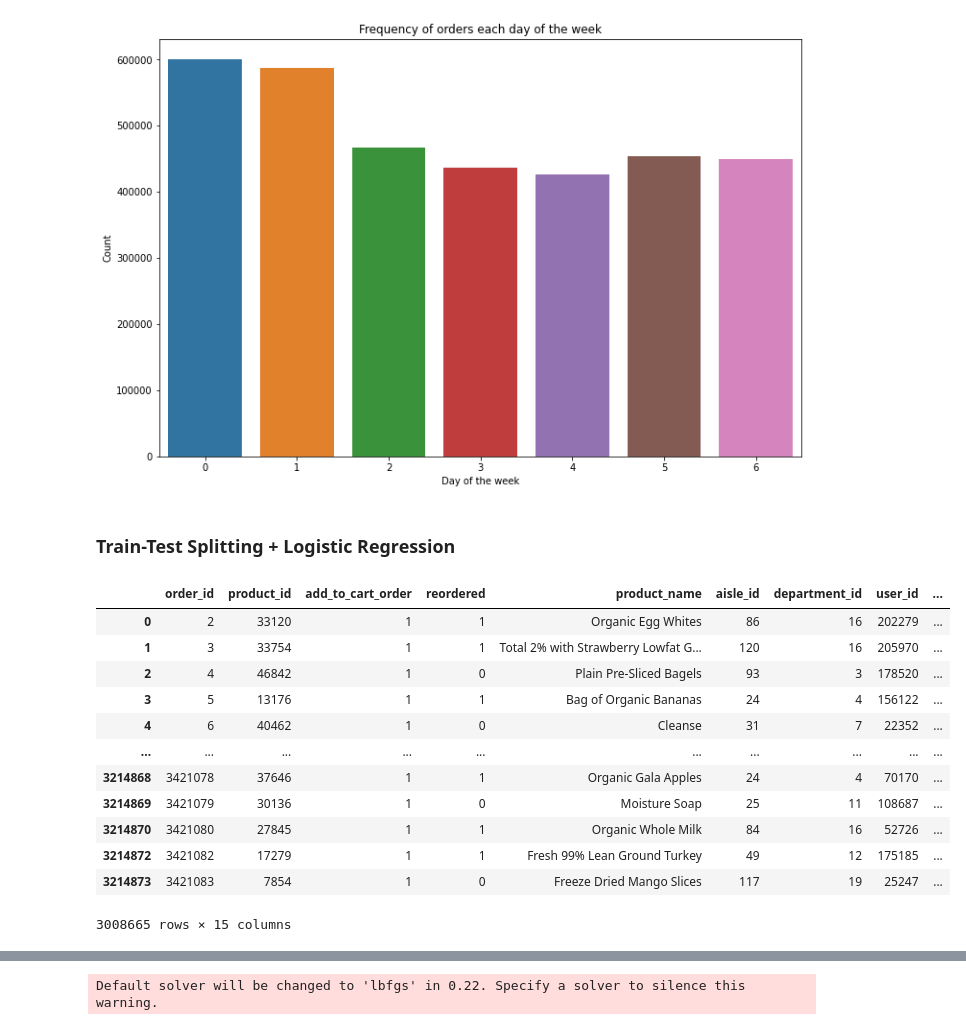
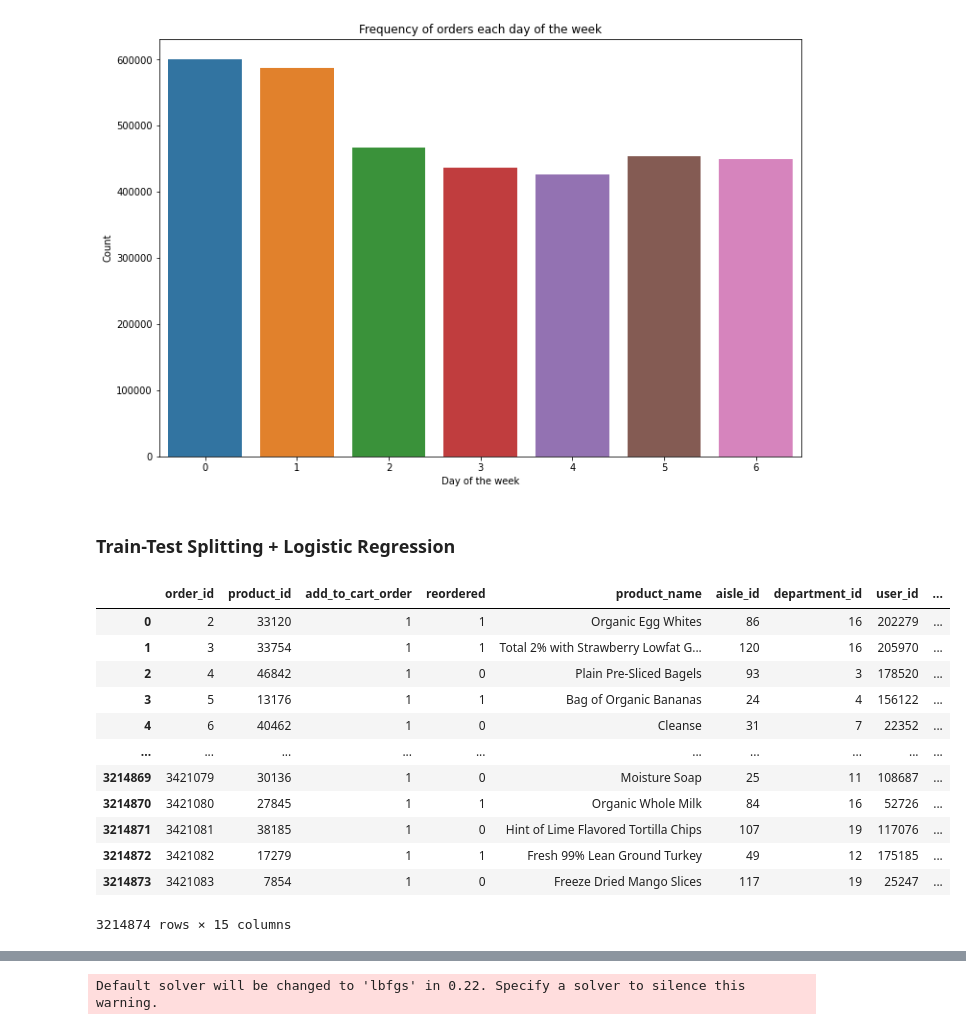
Before and after one commit to velwu/iSchool_Summer2020_proj, a Jupyter notebook: ML_Logistic_Reg_Tryout_Vel_W.ipynb, the cells around one changed output, grey strips where cells are left out. Cells and saved outputs as stored; diff of their text form; code cells hidden in the pictures.

```diff
--- a/ML_Logistic_Reg_Tryout_Vel_W.ipynb
+++ b/ML_Logistic_Reg_Tryout_Vel_W.ipynb
@@ -361,6 +374,7 @@ plt.title('Frequency of orders each day of the week')
 Text(0.5, 1.0, 'Frequency of orders each day of the week')
 [figure]
 # %% [markdown]
+<a id = "sec2"></a>
 ### Train-Test Splitting + Logistic Regression
 # %%
 from sklearn.model_selection import train_test_split
@@ -369,22 +383,23 @@ from sklearn.linear_model import LogisticRegression
 #order_id_sorted_groups_sampled = order_id_sorted_groups.sample(n=2077, random_state=2020)
 #order_id_sorted_groups_sampled
 # %%
-order_id_sorted_groups_prep = order_id_sorted_groups.reset_index().dropna()
+#order_id_sorted_groups_prep = order_id_sorted_groups.reset_index().dropna()
+order_id_sorted_groups_prep = order_id_sorted_groups.reset_index().fillna(0)
 order_id_sorted_groups_prep
 # %% [output]
 |  | order_id | product_id | add_to_cart_order | reordered | product_name | aisle_id | department_id | user_id | ... |
 | 0 | 2 | 33120 | 1 | 1 | Organic Egg Whites | 86 | 16 | 202279 | ... |
 | 1 | 3 | 33754 | 1 | 1 | Total 2% with Strawberry Lowfat G... | 120 | 16 | 205970 | ... |
 | 2 | 4 | 46842 | 1 | 0 | Plain Pre-Sliced Bagels | 93 | 3 | 178520 | ... |
 | 3 | 5 | 13176 | 1 | 1 | Bag of Organic Bananas | 24 | 4 | 156122 | ... |
 | 4 | 6 | 40462 | 1 | 0 | Cleanse | 31 | 7 | 22352 | ... |
 | ... | ... | ... | ... | ... | ... | ... | ... | ... | ... |
-| 3214868 | 3421078 | 37646 | 1 | 1 | Organic Gala Apples | 24 | 4 | 70170 | ... |
 | 3214869 | 3421079 | 30136 | 1 | 0 | Moisture Soap | 25 | 11 | 108687 | ... |
 | 3214870 | 3421080 | 27845 | 1 | 1 | Organic Whole Milk | 84 | 16 | 52726 | ... |
+| 3214871 | 3421081 | 38185 | 1 | 0 | Hint of Lime Flavored Tortilla Chips | 107 | 19 | 117076 | ... |
 | 3214872 | 3421082 | 17279 | 1 | 1 | Fresh 99% Lean Ground Turkey | 49 | 12 | 175185 | ... |
 | 3214873 | 3421083 | 7854 | 1 | 0 | Freeze Dried Mango Slices | 117 | 19 | 25247 | ... |
-3008665 rows × 15 columns
+3214874 rows × 15 columns
 # %%
 # X = order_id_sorted_groups.drop('reordered', axis=1)
 X = order_id_sorted_groups_prep[["order_dow", "days_since_prior_order", "order_hour_of_day"]]
```
Also changed, not shown: parts of 12 cells of this notebook.
